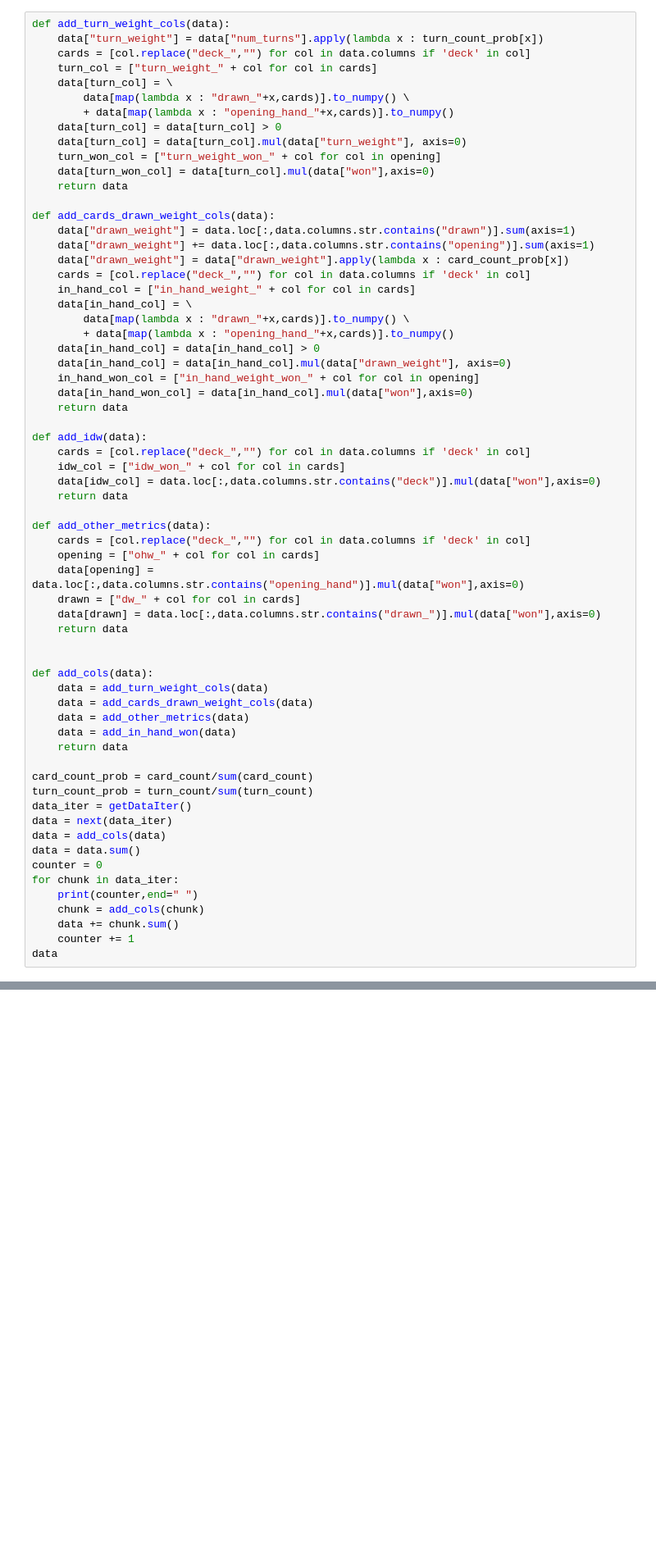
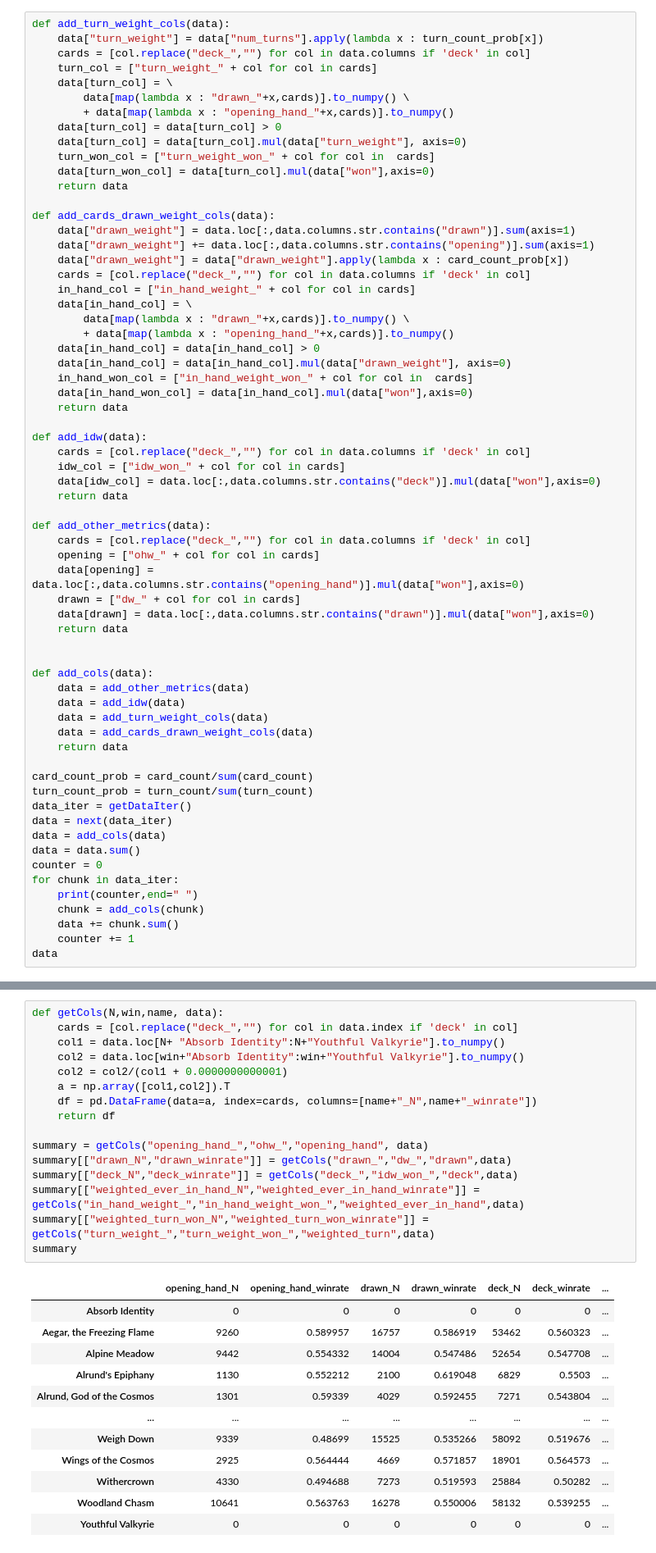
Before and after one commit to billybrickner/MTGData, a Jupyter notebook: Expected Improvement When Drawn.ipynb, the cells around one changed output, grey strips where cells are left out. Shown at 82% size. Drawn from its saved outputs; the diff is of its cells as text; blank space fills up the shorter version.

```diff
--- a/Expected Improvement When Drawn.ipynb
+++ b/Expected Improvement When Drawn.ipynb
@@ -92,7 +108,7 @@ def add_turn_weight_cols(data):
         + data[map(lambda x : "opening_hand_"+x,cards)].to_numpy()
     data[turn_col] = data[turn_col] > 0
     data[turn_col] = data[turn_col].mul(data["turn_weight"], axis=0)
-    turn_won_col = ["turn_weight_won_" + col for col in opening]
+    turn_won_col = ["turn_weight_won_" + col for col in  cards]
     data[turn_won_col] = data[turn_col].mul(data["won"],axis=0)
     return data
 
@@ -107,7 +123,7 @@ def add_cards_drawn_weight_cols(data):
         + data[map(lambda x : "opening_hand_"+x,cards)].to_numpy()
     data[in_hand_col] = data[in_hand_col] > 0
     data[in_hand_col] = data[in_hand_col].mul(data["drawn_weight"], axis=0)
-    in_hand_won_col = ["in_hand_weight_won_" + col for col in opening]
+    in_hand_won_col = ["in_hand_weight_won_" + col for col in  cards]
     data[in_hand_won_col] = data[in_hand_col].mul(data["won"],axis=0)
     return data
 
@@ -122,15 +138,15 @@ def add_other_metrics(data):
     opening = ["ohw_" + col for col in cards]
     data[opening] = data.loc[:,data.columns.str.contains("opening_hand")].mul(data["won"],axis=0)
     drawn = ["dw_" + col for col in cards]
-    data[drawn] = data.loc[:,data.columns.str.contains("drawn_")].mul(data["won"],axis=0)
+    data[drawn] = data.loc[:,data.columns.str.contains("drawn")].mul(data["won"],axis=0)
     return data
 
 
 def add_cols(data):
+    data = add_other_metrics(data)
+    data = add_idw(data)
     data = add_turn_weight_cols(data)
     data = add_cards_drawn_weight_cols(data)
-    data = add_other_metrics(data)
-    data = add_in_hand_won(data)
     return data
 
 card_count_prob = card_count/sum(card_count)
@@ -148,0 +202,29 @@ data
+# %%
+def getCols(N,win,name, data):
+    cards = [col.replace("deck_","") for col in data.index if 'deck' in col]
+    col1 = data.loc[N+ "Absorb Identity":N+"Youthful Valkyrie"].to_numpy()
+    col2 = data.loc[win+"Absorb Identity":win+"Youthful Valkyrie"].to_numpy()
+    col2 = col2/(col1 + 0.0000000000001)
+    a = np.array([col1,col2]).T
+    df = pd.DataFrame(data=a, index=cards, columns=[name+"_N",name+"_winrate"])
+    return df
+
+summary = getCols("opening_hand_","ohw_","opening_hand", data)
+summary[["drawn_N","drawn_winrate"]] = getCols("drawn_","dw_","drawn",data)
+summary[["deck_N","deck_winrate"]] = getCols("deck_","idw_won_","deck",data)
+summary[["weighted_ever_in_hand_N","weighted_ever_in_hand_winrate"]] = getCols("in_hand_weight_","in_hand_weight_won_","weighted_ever_in_hand",data)
+summary[["weighted_turn_won_N","weighted_turn_won_winrate"]] = getCols("turn_weight_","turn_weight_won_","weighted_turn",data)
+summary
+# %% [output]
+|  | opening_hand_N | opening_hand_winrate | drawn_N | drawn_winrate | deck_N | deck_winrate | ... |
+| Absorb Identity | 0 | 0 | 0 | 0 | 0 | 0 | ... |
+| Aegar, the Freezing Flame | 9260 | 0.589957 | 16757 | 0.586919 | 53462 | 0.560323 | ... |
+| Alpine Meadow | 9442 | 0.554332 | 14004 | 0.547486 | 52654 | 0.547708 | ... |
+| Alrund's Epiphany | 1130 | 0.552212 | 2100 | 0.619048 | 6829 | 0.5503 | ... |
+| Alrund, God of the Cosmos | 1301 | 0.59339 | 4029 | 0.592455 | 7271 | 0.543804 | ... |
+| ... | ... | ... | ... | ... | ... | ... | ... |
+| Weigh Down | 9339 | 0.48699 | 15525 | 0.535266 | 58092 | 0.519676 | ... |
+| Wings of the Cosmos | 2925 | 0.564444 | 4669 | 0.571857 | 18901 | 0.564573 | ... |
+| Withercrown | 4330 | 0.494688 | 7273 | 0.519593 | 25884 | 0.50282 | ... |
+| Woodland Chasm | 10641 | 0.563763 | 16278 | 0.550006 | 58132 | 0.539255 | ... |
+| Youthful Valkyrie | 0 | 0 | 0 | 0 | 0 | 0 | ... |
```
Also changed, not shown: parts of 13 cells of this notebook.
